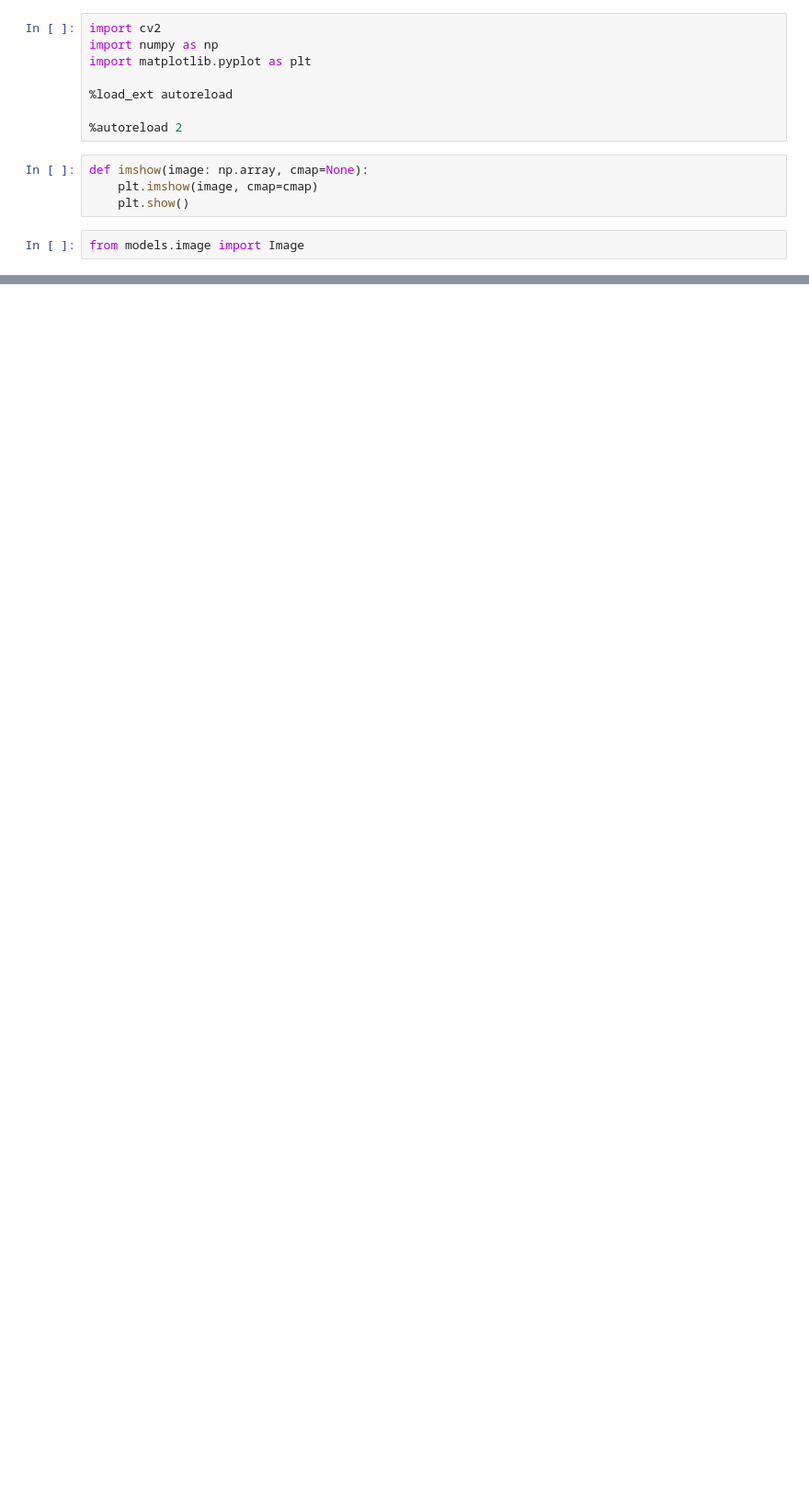
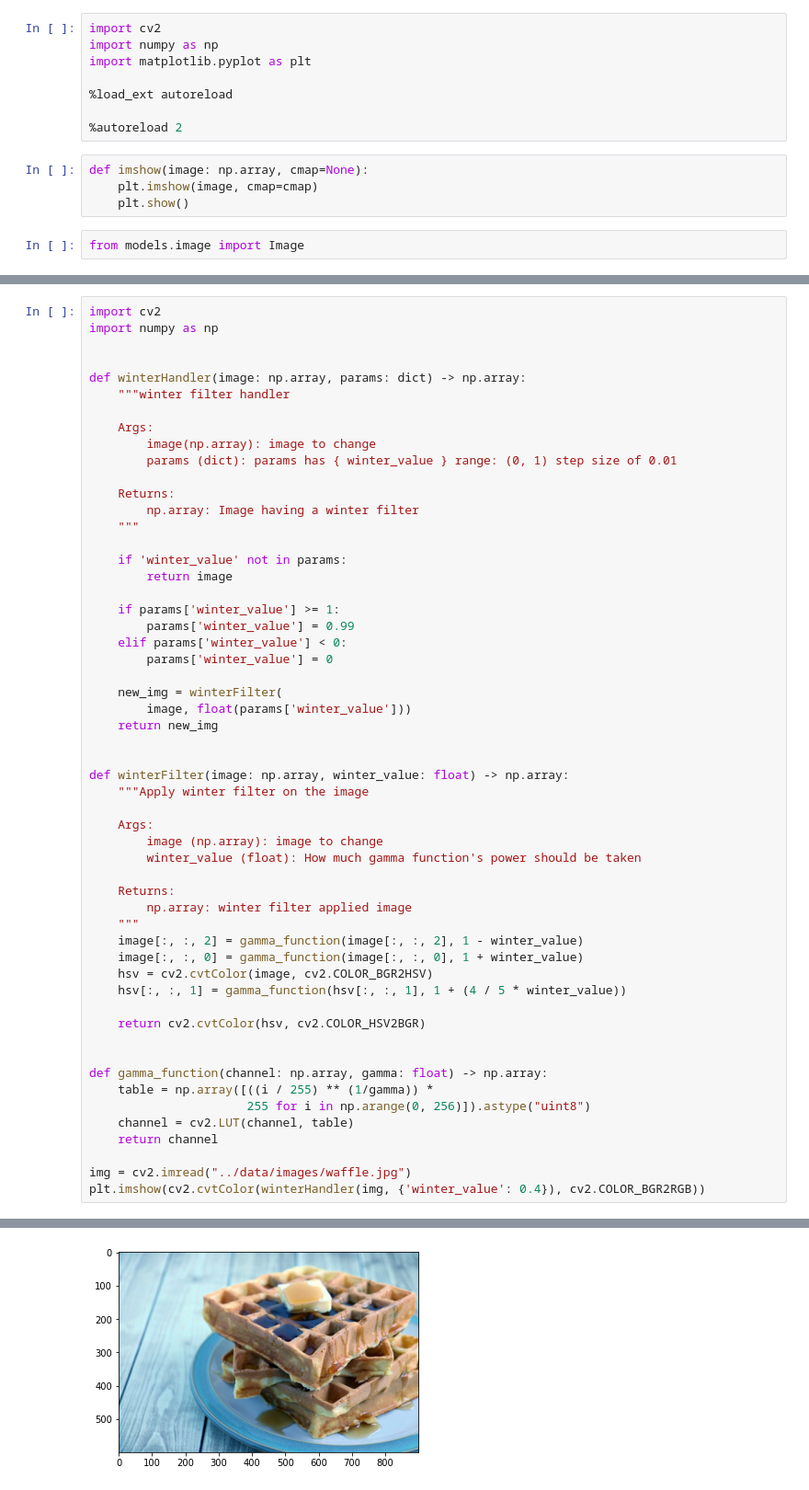
Before and after one commit to gsc2001/Vizually, a Jupyter notebook: vizually/core/tester.ipynb, the cells around one changed output, grey strips where cells are left out. Shown at 92% size. Cells and saved outputs as stored; diff of their text form; blank space fills up the shorter version.

```diff
--- a/vizually/core/tester.ipynb
+++ b/vizually/core/tester.ipynb
@@ -52,0 +128,56 @@ imshow(cv2.GaussianBlur(image.img, (5, 5), 0.1, 0.1))
+# %%
+import cv2
+import numpy as np
+
+
+def winterHandler(image: np.array, params: dict) -> np.array:
+    """winter filter handler
+
+    Args:
+        image(np.array): image to change
+        params (dict): params has { winter_value } range: (0, 1) step size of 0.01
+
+    Returns:
+        np.array: Image having a winter filter
+    """
+
+    if 'winter_value' not in params:
+        return image
+
+    if params['winter_value'] >= 1:
+        params['winter_value'] = 0.99
+    elif params['winter_value'] < 0:
+        params['winter_value'] = 0
+
+    new_img = winterFilter(
+        image, float(params['winter_value']))
+    return new_img
+
+
+def winterFilter(image: np.array, winter_value: float) -> np.array:
+    """Apply winter filter on the image
+
+    Args:
+        image (np.array): image to change
+        winter_value (float): How much gamma function's power should be taken
+
+    Returns:
+        np.array: winter filter applied image
+    """
+    image[:, :, 2] = gamma_function(image[:, :, 2], 1 - winter_value)
+    image[:, :, 0] = gamma_function(image[:, :, 0], 1 + winter_value)
+    hsv = cv2.cvtColor(image, cv2.COLOR_BGR2HSV)
+    hsv[:, :, 1] = gamma_function(hsv[:, :, 1], 1 + (4 / 5 * winter_value))
+
+    return cv2.cvtColor(hsv, cv2.COLOR_HSV2BGR)
+
+
+def gamma_function(channel: np.array, gamma: float) -> np.array:
+    table = np.array([((i / 255) ** (1/gamma)) *
+                      255 for i in np.arange(0, 256)]).astype("uint8")
+    channel = cv2.LUT(channel, table)
+    return channel
+
+img = cv2.imread("../data/images/waffle.jpg")
+plt.imshow(cv2.cvtColor(winterHandler(img, {'winter_value': 0.4}), cv2.COLOR_BGR2RGB))
+# %% [output]
@@ -52,0 +185 @@ imshow(cv2.GaussianBlur(image.img, (5, 5), 0.1, 0.1))
+[figure, added]
```
Also changed, not shown: parts of 9 cells of this notebook, 3 other files.
